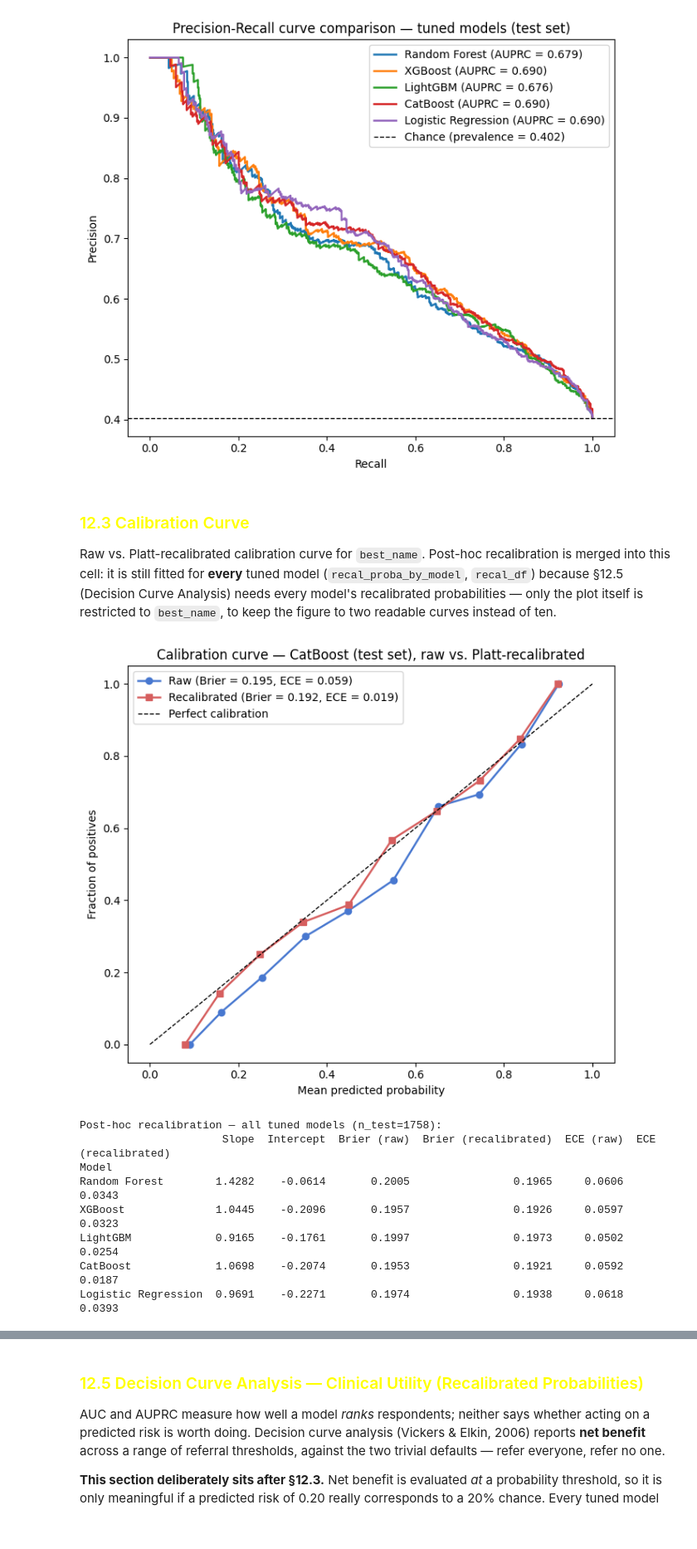
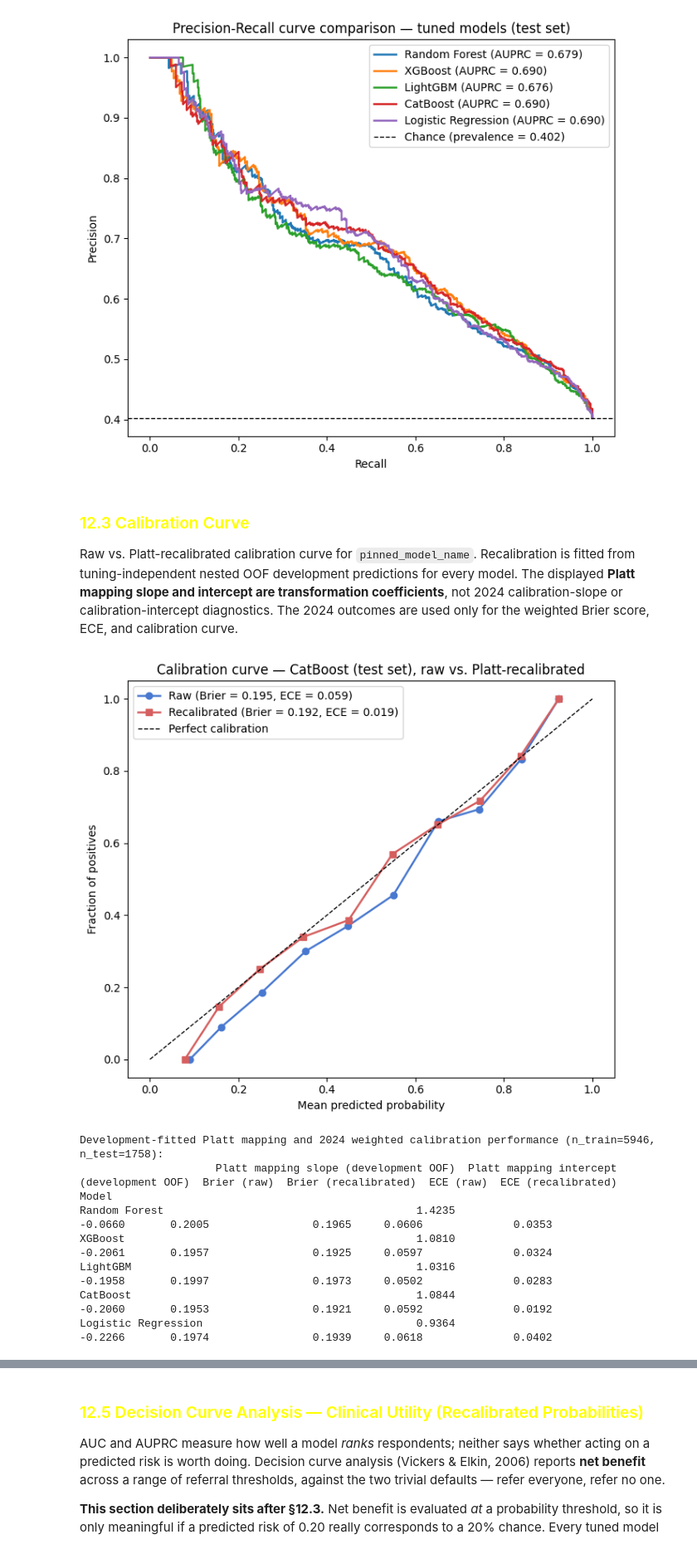
Before and after one commit to kimyonghan766/knhanes-tooth-loss-classifier, a Jupyter notebook: Main/CB_65+.ipynb, the cells around one changed output, grey strips where cells are left out. Shown at 83% size. Drawn from its saved outputs; the diff is of its cells as text; code cells hidden in the pictures.

```diff
--- a/Main/CB_65+.ipynb
+++ b/Main/CB_65+.ipynb
@@ -2692,11 +2823,11 @@ def mcc_curve(y_true, proba, thresholds):
     return np.where(denom == 0, 0.0, mcc)   # sklearn returns 0 for a degenerate split
 
 
-# Pinned model only. best_name is pinned to CatBoost in §9.1 (cross-cohort SHAP
+# Pinned model only. pinned_model_name is pinned to CatBoost in §9.1 (cross-cohort SHAP
 # comparability); this cell reports thresholds and confusion matrices for that model.
 # The single-element list keeps the same list/loop machinery that previously drove the
 # top-3 grid -- the grid is now 1x3 (pinned model x 3 thresholds).
-target_models   = [best_name]
+target_models   = [pinned_model_name]
 col_labels      = ["Default (0.5)", "Youden's J", 'MCC']
 
 fig, axes = plt.subplots(1, 3, figsize=(13, 4.2))
@@ -2789,14 +2920,15 @@ plt.show()
 # %% [markdown]
 <h3 style="color:yellow";> 12.3 Calibration Curve </h3>
 
-Raw vs. Platt-recalibrated calibration curve for `best_name`. Post-hoc recalibration is merged into this cell: it is still fitted for **every** tuned model (`recal_proba_by_model`, `recal_df`) because §12.5 (Decision Curve Analysis) needs every model's recalibrated probabilities — only the plot itself is restricted to `best_name`, to keep the figure to two readable curves instead of ten.
+Raw vs. Platt-recalibrated calibration curve for `pinned_model_name`. Recalibration is fitted from tuning-independent nested OOF development predictions for every model. The displayed **Platt mapping slope and intercept are transformation coefficients**, not 2024 calibration-slope or calibration-intercept diagnostics. The 2024 outcomes are used only for the weighted Brier score, ECE, and calibration curve.
 # %%
 # ── §12.3 Calibration curve — raw vs. Platt-recalibrated (pinned model, CatBoost) ──────────
 # `class_weight="balanced"` / `scale_pos_weight` shift predicted probabilities away from
 # true prevalence -- the same direction SMOTE would, which §11 explicitly avoided SMOTE
-# for. Recalibration is fit on out-of-fold TRAIN probabilities (oof_proba_by_model, §7)
-# only; the test set is untouched until the comparison below. The recalibrator's own
-# coefficients (slope, intercept) double as the calibration diagnostics.
+# for. Recalibration is fit on tuning-independent nested OOF TRAIN probabilities
+# (oof_proba_by_model, §9.1) only; the test set is untouched until evaluation below.
+# Its slope/intercept are Platt TRANSFORMATION coefficients, not 2024 calibration
+# slope/intercept diagnostics.
 from sklearn.metrics import brier_score_loss
 from sklearn.linear_model import LogisticRegression
 
@@ -2849,69 +2981,69 @@ for name, model in fitted_models.items():
     proba_raw = model.predict_proba(X_test)[:, 1]
 
     # C=np.inf: Platt scaling must be UNPENALISED. LogisticRegression() defaults to
-    # L2 with C=1, which shrinks the fitted slope toward 0 -- and the slope/intercept are
-    # themselves reported below as the calibration diagnostic, so a shrunk slope would
-    # misstate the very quantity this cell exists to measure.
+    # L2 with C=1, which shrinks the fitted mapping slope toward 0 and changes the
+    # transformation applied to the 2024 probabilities.
     # C=np.inf replaces the deprecated penalty=None (removed in scikit-learn 1.10);
     # coefficients are bit-identical. sklearn 1.8 emits a cosmetic UserWarning here.
     recalibrator = LogisticRegression(C=np.inf).fit(
         _logit(oof_proba_by_model[name]).reshape(-1, 1), y_train)
-    slope, intercept = recalibrator.coef_[0, 0], recalibrator.intercept_[0]
+    platt_slope, platt_intercept = recalibrator.coef_[0, 0], recalibrator.intercept_[0]
     proba_recal = recalibrator.predict_proba(_logit(proba_raw).reshape(-1, 1))[:, 1]
     recal_proba_by_model[name] = proba_recal
 
     recal_rows.append({
         "Model": name,
-        "Slope": slope,
-        "Intercept": intercept,
+        "Platt mapping slope (development OOF)": platt_slope,
+        "Platt mapping intercept (development OOF)": platt_intercept,
         # Test Brier scores are survey-weighted; the recalibrator itself is FITTED on
         # unweighted training OOF probabilities, since fitting stays unweighted throughout.
         "Brier (raw)": brier_score_loss(y_test, proba_raw, sample_weight=w_test_arr),
         "Brier (recalibrated)": brier_score_loss(y_test, proba_recal, sample_weight=w_test_arr),
         "ECE (raw)": _ece(y_test, proba_raw, sample_weight=w_test_arr),
         "ECE (recalibrated)": _ece(y_test, proba_recal, sample_weight=w_test_arr),
     })
 
 recal_df = pd.DataFrame(recal_rows).set_index("Model")
 
 # ── Plot: pinned model (CatBoost) only, raw vs. Platt-recalibrated ──────────────────────────────
 # Curve and Brier/ECE score are now on the same weighted footing (see
 # _weighted_calibration_curve above).
-proba_best_raw = best_model.predict_proba(X_test)[:, 1]
-proba_best_recal = recal_proba_by_model[best_name]
-brier_raw = brier_score_loss(y_test, proba_best_raw, sample_weight=w_test_arr)
-brier_recal = brier_score_loss(y_test, proba_best_recal, sample_weight=w_test_arr)
-ece_raw = _ece(y_test, proba_best_raw, sample_weight=w_test_arr)
-ece_recal = _ece(y_test, proba_best_recal, sample_weight=w_test_arr)
+proba_pinned_raw = pinned_model.predict_proba(X_test)[:, 1]
+proba_pinned_recal = recal_proba_by_model[pinned_model_name]
+brier_raw = brier_score_loss(y_test, proba_pinned_raw, sample_weight=w_test_arr)
+brier_recal = brier_score_loss(y_test, proba_pinned_recal, sample_weight=w_test_arr)
+ece_raw = _ece(y_test, proba_pinned_raw, sample_weight=w_test_arr)
+ece_recal = _ece(y_test, proba_pinned_recal, sample_weight=w_test_arr)
 
-prob_true_raw, prob_pred_raw = _weighted_calibration_curve(y_test.to_numpy(), proba_best_raw, w_test_arr, n_bins=10)
-prob_true_recal, prob_pred_recal = _weighted_calibration_curve(y_test.to_numpy(), proba_best_recal, w_test_arr, n_bins=10)
+prob_true_raw, prob_pred_raw = _weighted_calibration_curve(y_test.to_numpy(), proba_pinned_raw, w_test_arr, n_bins=10)
+prob_true_recal, prob_pred_recal = _weighted_calibration_curve(y_test.to_numpy(), proba_pinned_recal, w_test_arr, n_bins=10)
 
 fig, ax = plt.subplots(figsize=(7, 6))
 ax.plot(prob_pred_raw, prob_true_raw, marker='o', linewidth=1.8, color='#4878d0',
         label=f'Raw (Brier = {brier_raw:.3f}, ECE = {ece_raw:.3f})')
 ax.plot(prob_pred_recal, prob_true_recal, marker='s', linewidth=1.8, color='#d65f5f',
         label=f'Recalibrated (Brier = {brier_recal:.3f}, ECE = {ece_recal:.3f})')
 ax.plot([0, 1], [0, 1], 'k--', linewidth=1, label='Perfect calibration')
 ax.set_xlabel('Mean predicted probability')
 ax.set_ylabel('Fraction of positives')
-ax.set_title(f'Calibration curve — {best_name} (test set), raw vs. Platt-recalibrated')
+ax.set_title(f'Calibration curve — {pinned_model_name} (test set), raw vs. Platt-recalibrated')
 ax.legend(loc='upper left')
 plt.tight_layout()
 plt.show()
 
-print(f"\nPost-hoc recalibration — all tuned models (n_test={len(y_test)}):")
+print(f"\nDevelopment-fitted Platt mapping and 2024 weighted calibration performance "
+      f"(n_train={len(y_train)}, n_test={len(y_test)}):")
 print(recal_df.round(4).to_string())
 # %% [output]
-[figure, old version]
+[figure, new version]
-Post-hoc recalibration — all tuned models (n_test=1758):
-                      Slope  Intercept  Brier (raw)  Brier (recalibrated)  ECE (raw)  ECE (recalibrated)
+Development-fitted Platt mapping and 2024 weighted calibration performance (n_train=5946, n_test=1758):
+                     Platt mapping slope (development OOF)  Platt mapping intercept (development OOF)  Brier (raw)  Brier (recalibrated)  ECE (raw)  ECE (recalibrated)
 Model
-Random Forest        1.4282    -0.0614       0.2005                0.1965     0.0606              0.0343
-XGBoost              1.0445    -0.2096       0.1957                0.1926     0.0597              0.0323
-LightGBM             0.9165    -0.1761       0.1997                0.1973     0.0502              0.0254
-CatBoost             1.0698    -0.2074       0.1953                0.1921     0.0592              0.0187
-Logistic Regression  0.9691    -0.2271       0.1974                0.1938     0.0618              0.0393
+Random Forest                                       1.4235                                    -0.0660       0.2005                0.1965     0.0606              0.0353
+XGBoost                                             1.0810                                    -0.2061       0.1957                0.1925     0.0597              0.0324
+LightGBM                                            1.0316                                    -0.1958       0.1997                0.1973     0.0502              0.0283
+CatBoost                                            1.0844                                    -0.2060       0.1953                0.1921     0.0592              0.0192
+Logistic Regression                                 0.9364                                    -0.2266       0.1974                0.1939     0.0618              0.0402
 # %% [markdown]
 <h3 style="color:#87CEEB";> 12.4 Sex-Stratified Calibration — Brier Score & Calibration Curve by Sex </h3>
 
```
Also changed, not shown: parts of 28 cells of this notebook, 3 other files.
